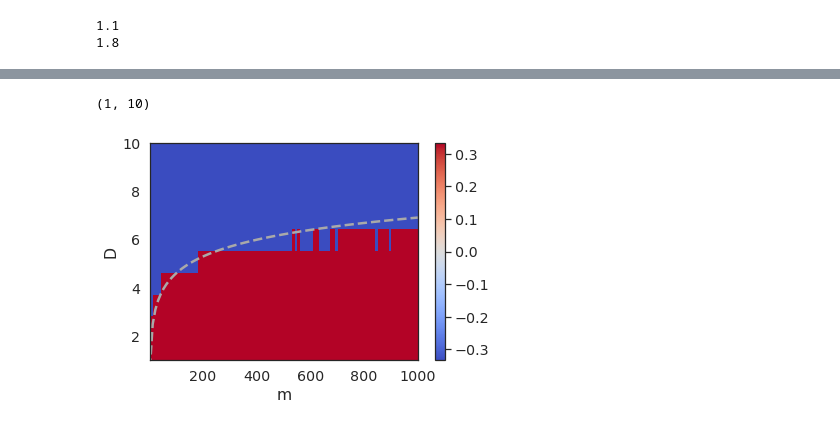
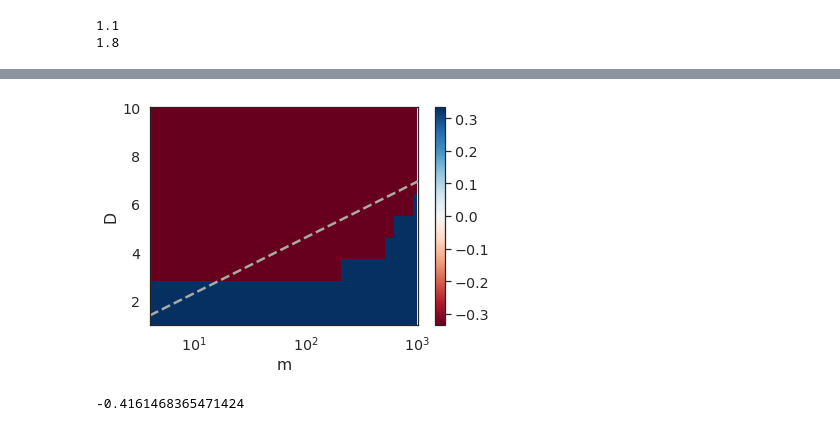
Before and after one commit to bsorsch/geometry-fewshot-learning, a Jupyter notebook: NN high-D.ipynb, the cells around one changed output, grey strips where cells are left out. Cells and saved outputs as stored; diff of their text form; code cells hidden in the pictures.

Commit message:
svm vs prototype in high D

```diff
--- a/NN high-D.ipynb
+++ b/NN high-D.ipynb
@@ -18,2 +248,2 @@ emb_path = '/mnt/fs2/bsorsch/manifold/embeddings_new/1k_objects/resnet50'
 # %%
-manifolds = np.load(os.path.join(emb_path,'manifolds.npy'),allow_pickle=True)
+centers = np.load(os.path.join(emb_path, 'centers.npy'))
@@ -519,9 +885,9 @@ def sphere_experiment(m,N):
 proto_errs = []
 NN_errs = []
 
-Ns = np.arange(1,11)
-ms = np.linspace(2,1000,100,dtype='int')
-n_avg = 100
+Ns = np.arange(1,10)
+ms = np.linspace(2,200,20,dtype='int')
+n_avg = 19
 for m in tqdm(ms):
     for N in Ns:
         for _ in range(n_avg):
@@ -537,0 +901,17 @@ NN_errs_stash = NN_errs
+# %%
+with sns.axes_style('white'):
+    diff = -(proto_errs - NN_errs).T
+    vmax = np.max(np.abs(diff))
+    plt.imshow(diff, origin='lower',
+               extent=(np.min(ms),np.max(ms),np.min(Ns),np.max(Ns)),
+              cmap='RdBu_r',aspect='auto',vmin=-vmax/100,vmax=vmax/100)
+
+    xx = np.linspace(np.min(ms),np.max(ms),100)
+    plt.plot(xx,np.log(xx), c='black',linestyle='dashed')
+    plt.colorbar()
+plt.xlabel('m')
+plt.ylabel('D');
+plt.ylim(np.min(Ns),np.max(Ns))
+plt.title(r'$\varepsilon_{NN} - \varepsilon_{prototype}$',fontsize=20)
+# plt.xlim([0,500])
+# plt.savefig('images/NN_vs_prototype_theory.pdf')
@@ -537,0 +921,15 @@ NN_errs_stash = NN_errs
+# %%
+proto_errs = []
+NN_errs = []
+
+Ns = np.arange(1,11)
+ms = np.logspace(2,10,10,base=2,dtype='int')
+n_avg = 10
+for m in tqdm(ms):
+    for N in Ns:
+        for _ in range(n_avg):
+            proto_err, NN_err = sphere_experiment(m,N)
+            proto_errs.append(proto_err)
+            NN_errs.append(NN_err)
+proto_errs = np.stack(proto_errs).reshape(len(ms),len(Ns),n_avg).mean(-1)
+NN_errs = np.stack(NN_errs).reshape(len(ms),len(Ns),n_avg).mean(-1)
@@ -538,17 +938,21 @@ NN_errs_stash = NN_errs
 # %%
 with sns.axes_style('white'):
     diff = np.sign(proto_errs - NN_errs).T
     vmax = np.max(np.abs(diff))
     plt.imshow(diff, origin='lower',
                extent=(np.min(ms),np.max(ms),np.min(Ns),np.max(Ns)),
-              cmap='coolwarm',aspect='auto',vmin=-vmax/3,vmax=vmax/3)
+              cmap='RdBu',aspect='auto',vmin=-vmax/3,vmax=vmax/3)
 
     xx = np.linspace(np.min(ms),np.max(ms),100)
-    plt.plot(xx,np.log(xx), c='darkgrey',linestyle='dashed')
+    plt.plot(ms,np.log(ms), c='darkgrey',linestyle='dashed')
     plt.colorbar()
 plt.xlabel('m')
 plt.ylabel('D');
 plt.ylim(np.min(Ns),np.max(Ns))
+plt.xscale('log')
 # %% [output]
-(1, 10)
-[figure, old version]
+[figure, new version]
+# %%
+np.cos(2)
+# %% [output]
+-0.4161468365471424
```
Also changed, not shown: parts of 74 cells of this notebook, 3 other files.
